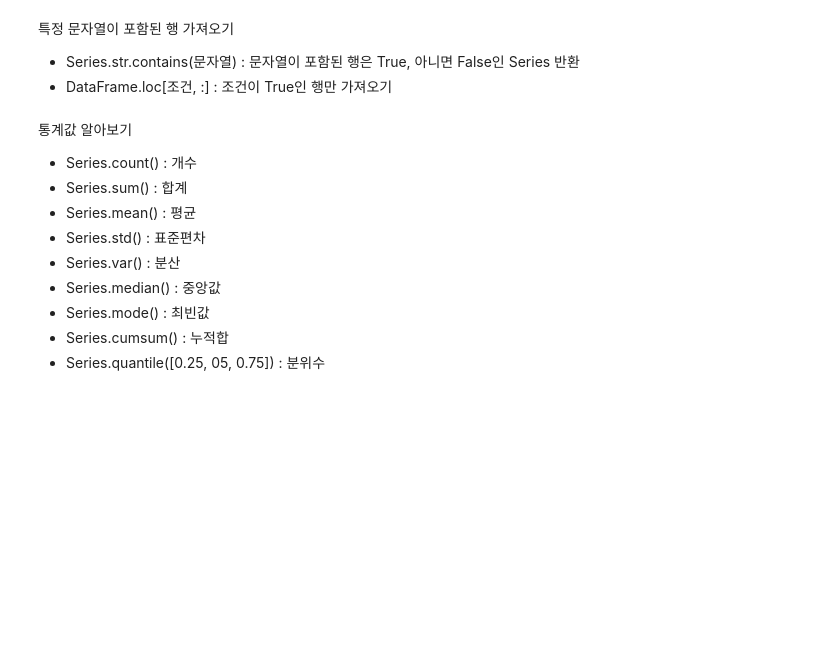
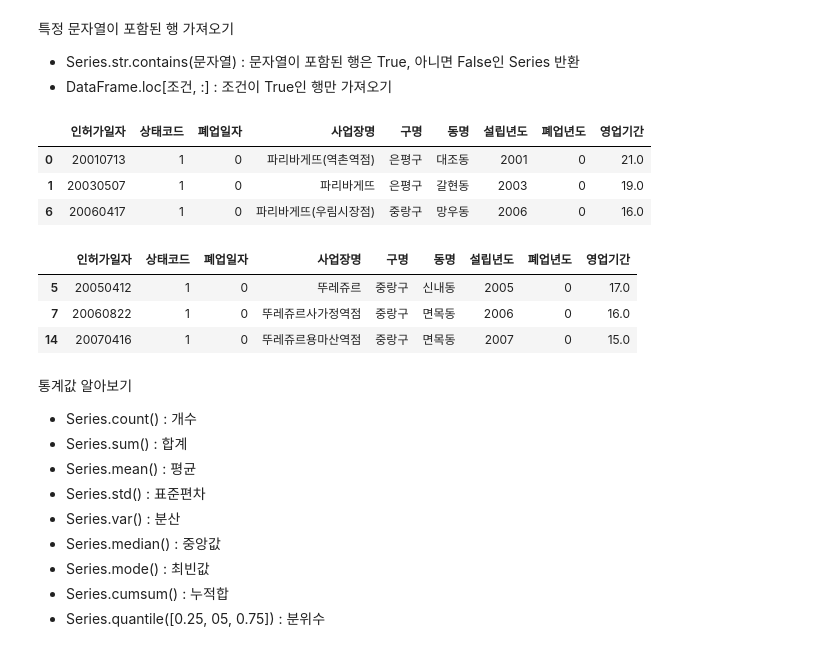
Before and after one commit to JM-world/BigData.Analysis.Article-Practical.skills, a Jupyter notebook: 1.pandas/[pandas_04]_제과점_서울_어디에_오픈할까_LAB.ipynb, the cells around one changed output. Cells and saved outputs as stored; diff of their text form; code cells hidden in the pictures; blank space fills up the shorter version.

```diff
--- a/1.pandas/[pandas_04]_제과점_서울_어디에_오픈할까_LAB.ipynb
+++ b/1.pandas/[pandas_04]_제과점_서울_어디에_오픈할까_LAB.ipynb
@@ -463,9 +530,23 @@ import koreanize_matplotlib
 # %%
 # [4-26] bread에서 '사업장명' 컬럼을 사용하여
 # '파리바게트', '파리바게뜨' 이름인 곳을 뽑아 paris로 이름 붙입니다.
+paris = bread[bread['사업장명'].str.contains('파리바게')]
+paris.head(3)
+# %% [output]
+|  | 인허가일자 | 상태코드 | 폐업일자 | 사업장명 | 구명 | 동명 | 설립년도 | 폐업년도 | 영업기간 |
+| 0 | 20010713 | 1 | 0 | 파리바게뜨(역촌역점) | 은평구 | 대조동 | 2001 | 0 | 21.0 |
+| 1 | 20030507 | 1 | 0 | 파리바게뜨 | 은평구 | 갈현동 | 2003 | 0 | 19.0 |
+| 6 | 20060417 | 1 | 0 | 파리바게뜨(우림시장점) | 중랑구 | 망우동 | 2006 | 0 | 16.0 |
 # %%
 # [4-27] bread에서 '사업장명' 컬럼을 사용하여
 # '뚜레쥬르' 이름인 곳을 뽑아 tous로 이름 붙입니다.
+tous = bread[bread['사업장명'].str.contains('뚜레쥬르')]
+tous.head(3)
+# %% [output]
+|  | 인허가일자 | 상태코드 | 폐업일자 | 사업장명 | 구명 | 동명 | 설립년도 | 폐업년도 | 영업기간 |
+| 5 | 20050412 | 1 | 0 | 뚜레쥬르 | 중랑구 | 신내동 | 2005 | 0 | 17.0 |
+| 7 | 20060822 | 1 | 0 | 뚜레쥬르사가정역점 | 중랑구 | 면목동 | 2006 | 0 | 16.0 |
+| 14 | 20070416 | 1 | 0 | 뚜레쥬르용마산역점 | 중랑구 | 면목동 | 2007 | 0 | 15.0 |
 # %% [markdown]
 통계값 알아보기
 - Series.count() : 개수
```
Also changed, not shown: parts of 11 cells of this notebook, 1 other file.
